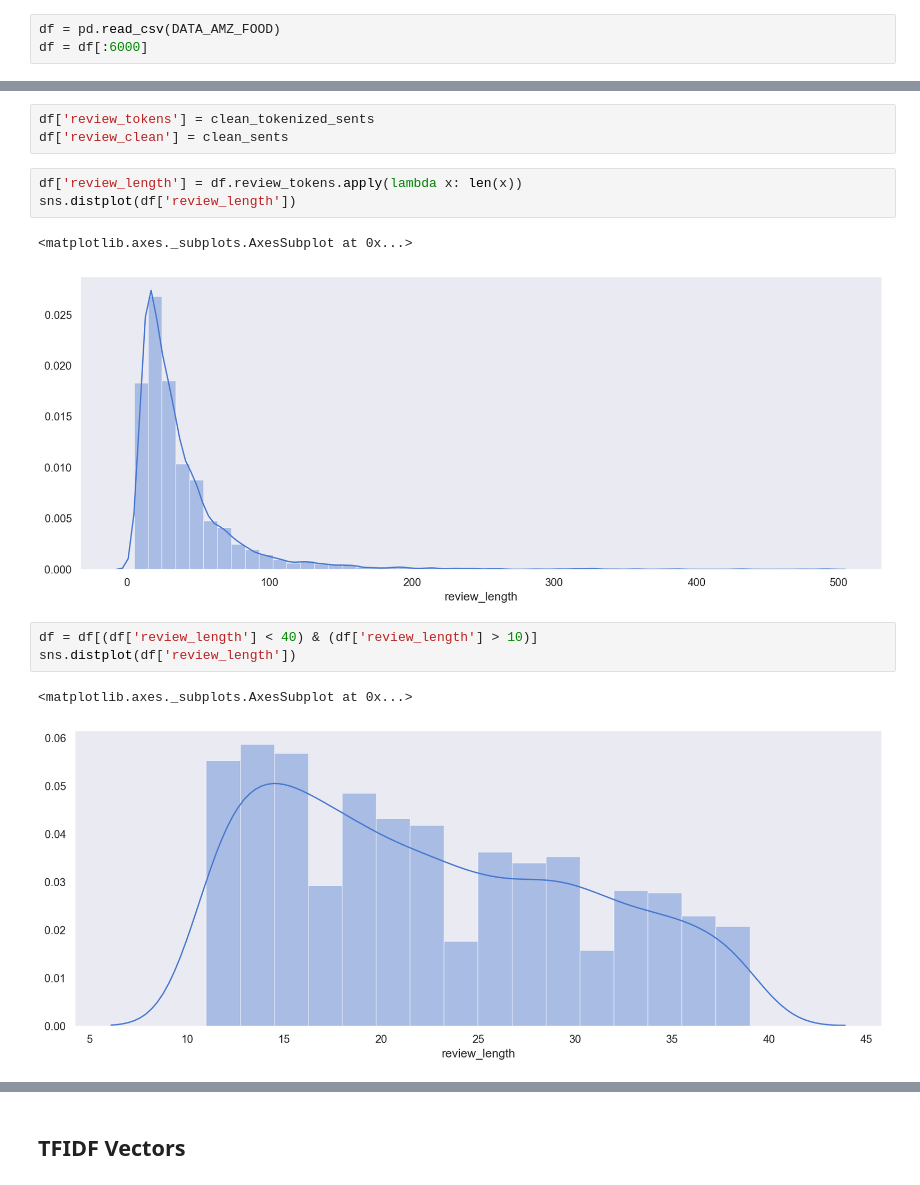
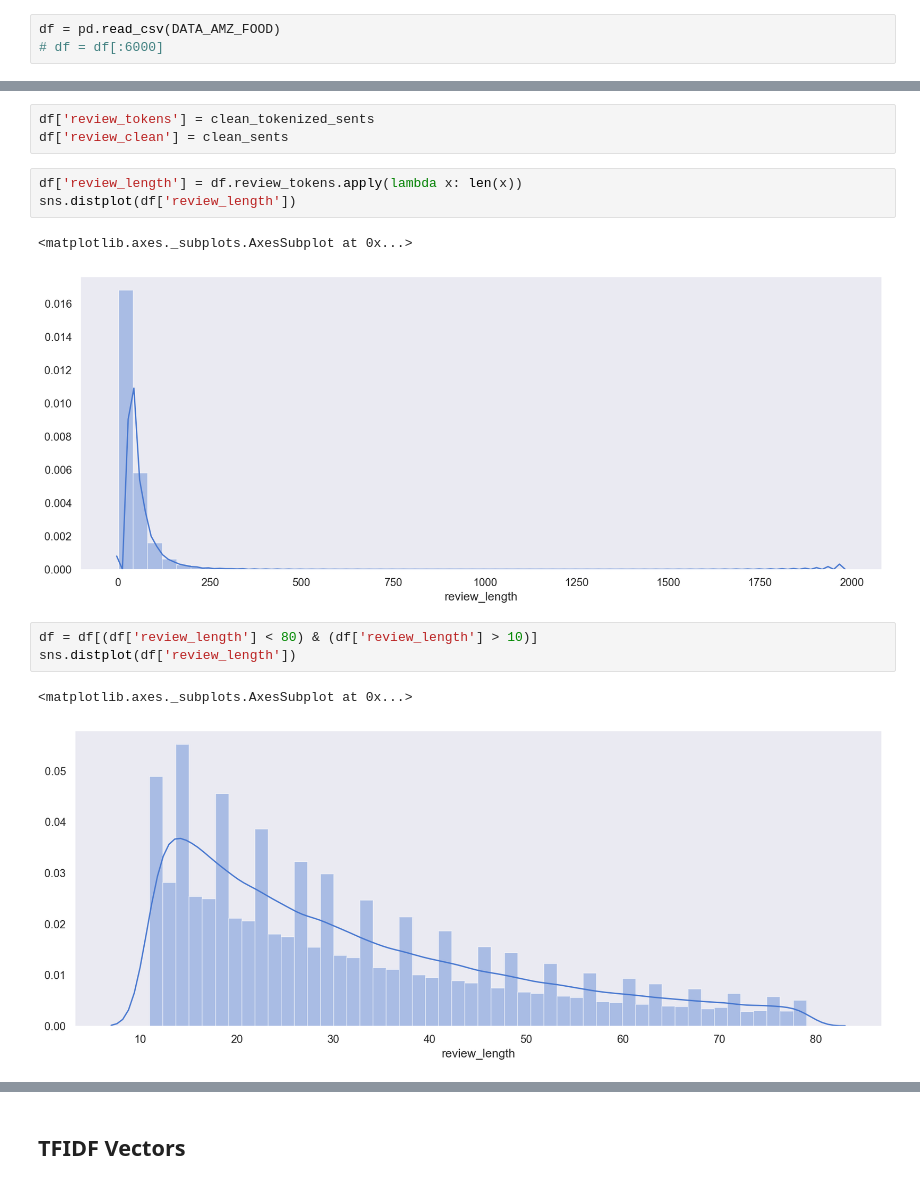
Before and after one commit to wesdoyle/data-science-notebooks, a Jupyter notebook: Amazon Food Reviews.ipynb, the cells around one changed output, grey strips where cells are left out. Saved outputs shown, nothing was run; the diff lists cells and outputs as text.

```diff
--- a/Amazon Food Reviews.ipynb
+++ b/Amazon Food Reviews.ipynb
@@ -44,7 +44,7 @@ AMZ_FOOD_CSV = 'food_reviews.csv'
 DATA_AMZ_FOOD = os.path.join(DATA_ROOT, AMZ_FOOD_DIR, AMZ_FOOD_CSV)
 # %%
 df = pd.read_csv(DATA_AMZ_FOOD)
-df = df[:6000]
+# df = df[:6000]
 # %% [markdown]
 ## Feature Inspection
 # %%
@@ -246,13 +246,13 @@ df['review_length'] = df.review_tokens.apply(lambda x: len(x))
 sns.distplot(df['review_length'])
 # %% [output]
 <matplotlib.axes._subplots.AxesSubplot at 0x...>
-[figure, old version]
+[figure, new version]
 # %%
-df = df[(df['review_length'] < 40) & (df['review_length'] > 10)]
+df = df[(df['review_length'] < 80) & (df['review_length'] > 10)]
 sns.distplot(df['review_length'])
 # %% [output]
 <matplotlib.axes._subplots.AxesSubplot at 0x...>
-[figure, old version]
+[figure, new version]
 # %%
 df.head(3)
 # %% [output]
```
Also changed, not shown: parts of 39 cells of this notebook, 1 other file.
